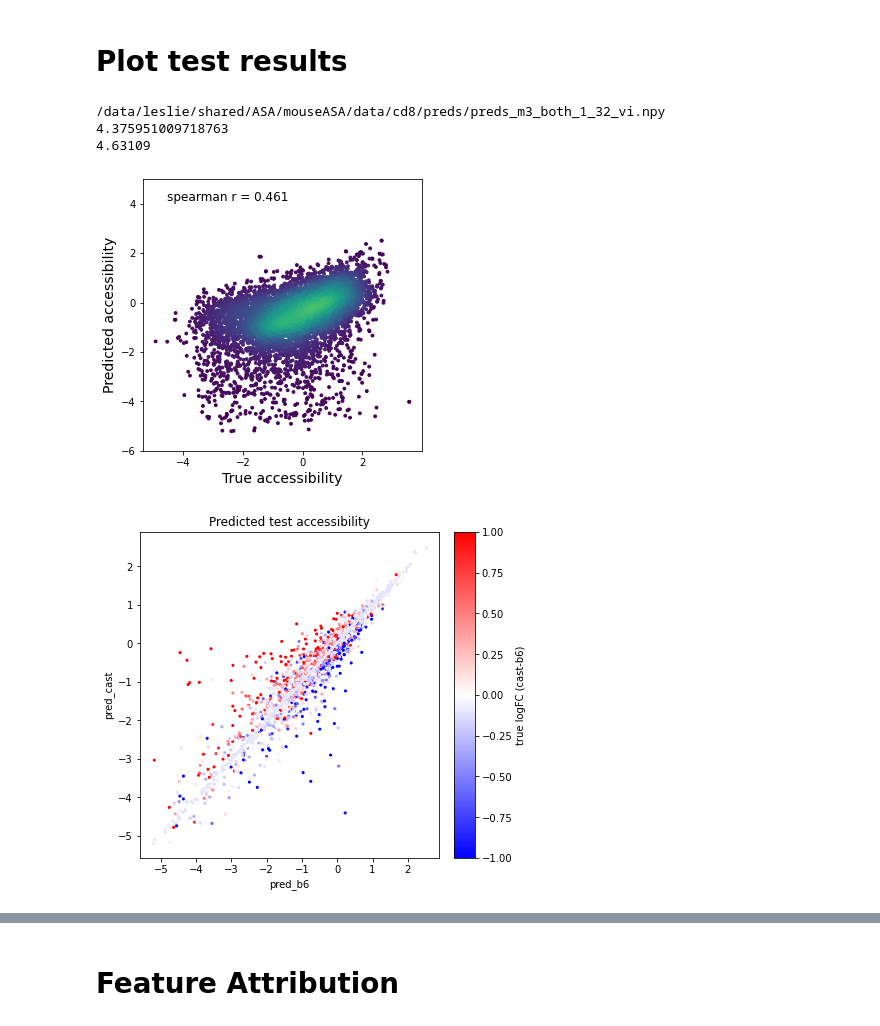
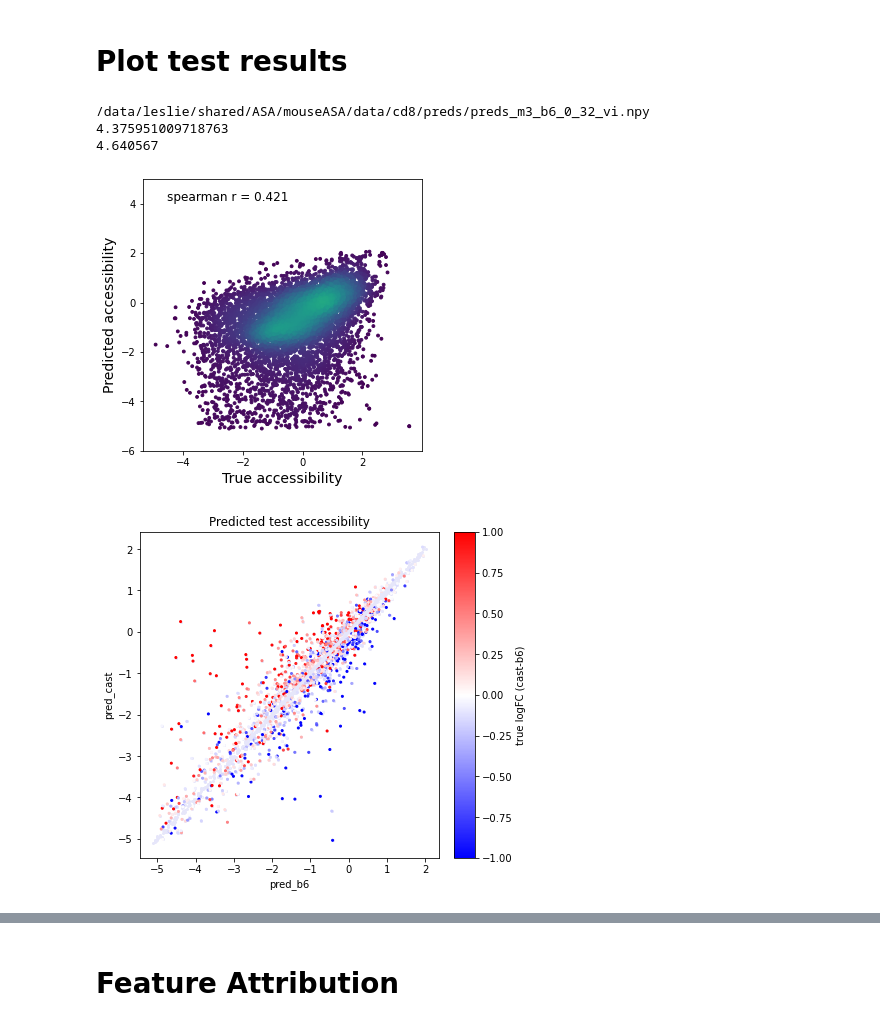
Before and after one commit to adityasinha379/mouseASA, a Jupyter notebook: scripts/analysis.ipynb, the cells around one changed output, grey strips where cells are left out. Drawn from its saved outputs; the diff is of its cells as text; code cells hidden in the pictures.

```diff
--- a/scripts/analysis.ipynb
+++ b/scripts/analysis.ipynb
@@ -25,8 +25,8 @@ name = ['train', 'val', 'test']
 # %%
 from run import load_data
 modelname = 'm3'
-dataset = 'both'
-use_prior = '1'
+dataset = 'b6'
+use_prior = '0'
 batchsize = '32'
 gc = ''
 ident = '_vi'
@@ -45,9 +45,9 @@ pred_fc = y_pred[len(y_pred)//2:] - y_pred[:len(y_pred)//2]
 print(np.max(np.abs(true_fc)))
 print(np.max(np.abs(pred_fc)))
 # %% [output]
-/data/leslie/shared/ASA/mouseASA/data/cd8/preds/preds_m3_both_1_32_vi.npy
+/data/leslie/shared/ASA/mouseASA/data/cd8/preds/preds_m3_b6_0_32_vi.npy
 4.375951009718763
-4.63109
+4.640567
 # %%
 # Overall Spearman plot:
 import matplotlib.pyplot as plt
@@ -69,30 +69,30 @@ plt.text(-2.5, 4, 'spearman r = {:.3f}'.format(cor),
          ha='center', va='bottom',fontsize=12)
 plt.show()
 # %% [output]
-[figure, old version]
+[figure, new version]
 # %%
 # Allele Specific predictions plot:
 from mpl_toolkits.axes_grid1 import make_axes_locatable
 fig = plt.figure(figsize=(6,6))
 ax = fig.add_subplot()
-divider = make_axes_locatable(ax)
+divider = make_axes_locatable(ax)bsub -n 20 -R "A100" -W 8:00 -sla llSC2 -q gpuqueue -gpu "num=1" -Is /bin/bash
 cax = divider.append_axes('right', size="7%", pad=0.2,)
 
 idx = np.where(np.abs(pred_fc)>0.1)[0]
 ax.scatter(y_pred[:len(y_pred)//2], y_pred[len(y_pred)//2:],
             vmax = 1, vmin = -1, cmap = 'bwr',s = 4,
            c = 'lavender')
 a = ax.scatter(y_pred[:len(y_pred)//2][idx], y_pred[len(y_pred)//2:][idx],
             vmax = 1, vmin = -1, cmap = 'bwr',s = 4,
            c = true_fc[idx])
 cbar = plt.colorbar(a, cax=cax)
 cbar.set_label('true logFC (cast-b6)')
 ax.set_title('Predicted test accessibility')
 ax.set_xlabel('pred_b6')
 ax.set_ylabel('pred_cast')
 plt.show()
 # %% [output]
-[figure, old version]
+[figure, new version]
 # %%
 # KDE plot:
 import seaborn as sns
```
Also changed, not shown: parts of 2 cells of this notebook, 1 other file.
